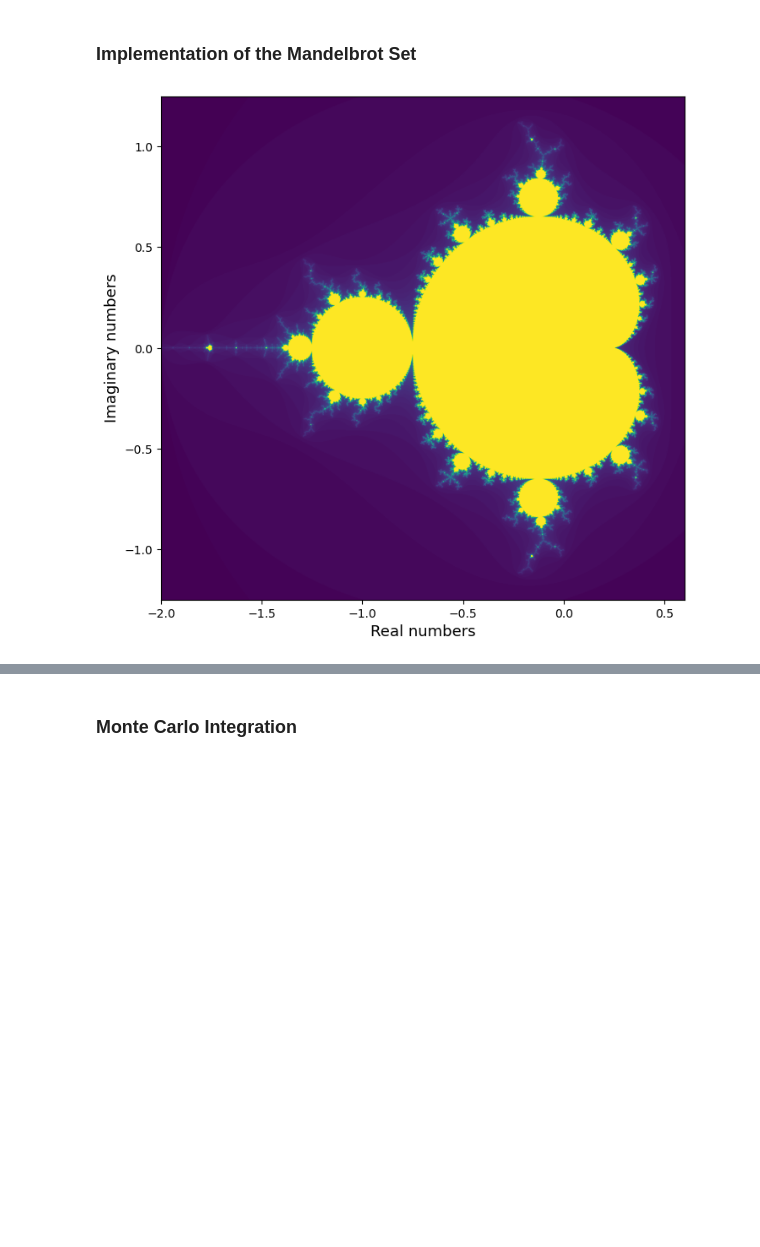
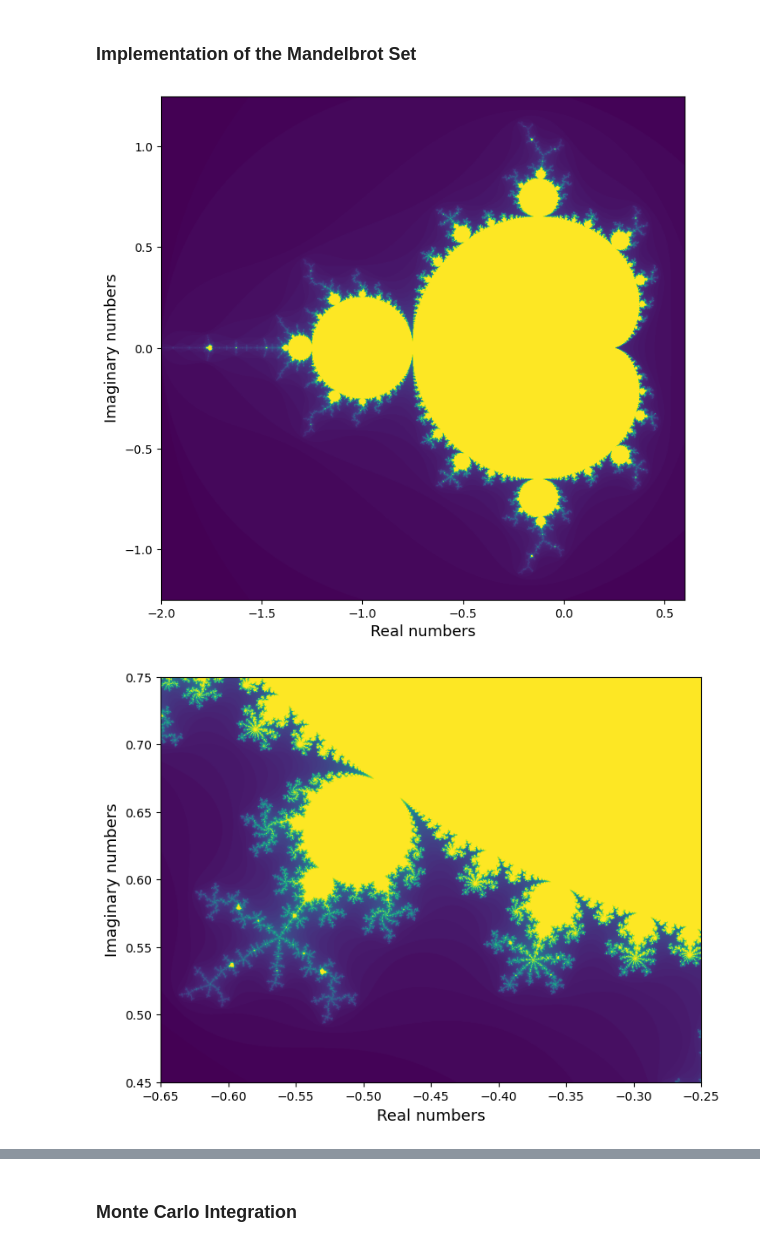
Before and after one commit to NaniHazbolatow/5284STSI6Y, a Jupyter notebook: Assignment 1/Assignment1.ipynb, the cells around one changed output, grey strips where cells are left out. Saved outputs shown, nothing was run; the diff lists cells and outputs as text; code cells hidden in the pictures; blank space fills up the shorter version.

```diff
--- a/Assignment 1/Assignment1.ipynb
+++ b/Assignment 1/Assignment1.ipynb
@@ -25,10 +55,22 @@ def magnitude_complex(z):
 	return np.sqrt(z.real**2 + z.imag**2)
 # %%
 def mandelbrot_plot(resolution, max_length_set, re_min, re_max, im_min, im_max):
-	# suggestie is om re_min, re_max, im_min en im_max optional arguments te geven. Aangezien we steeds dezelfde range gebruiken.
+	"""For a given resolution and range of real and imaginary numbers, a matrix is generated based on the number of iterations it takes to diverge (or not).
+
+	Args:
+		resolution (int): number of points in the real and imaginary range
+		max_length_set (int): maximum number of iterations per starting point
+		re_min (float): start of real range
+		re_max (float): end or real range
+		im_min (float): start of imaginary range
+		im_max (float): end of imaginary range
+
+	Returns:
+		ndarray: matrix to visualise the mandelbrot set
+	"""
 	real_range = np.linspace(re_min, re_max, resolution)
 	imaginary_range = np.linspace(im_min, im_max, resolution)
-	mat = np.full((resolution, resolution), max_length_set) # creates a matrix which will represent the mandalbrot plot
+	mat = np.full((resolution, resolution), max_length_set)
 
 	# creates a contour plot in a horizontal direction.
 	for i, im in enumerate(imaginary_range):
@@ -36,7 +78,7 @@ def mandelbrot_plot(resolution, max_length_set, re_min, re_max, im_min, im_max):
 			c = complex(re, im)
 			z = complex(0, 0)
 
-	# checks after how many iteration the complex number diverges. if k=max_lengths_set, then no divergence.
+			# checks after how many iteration the complex number diverges. if k=max_lengths_set, then no divergence.
 			for k in range(max_length_set):
 				z = mandelbrot(z, c)
 				if magnitude_complex(z) > 2:
@@ -45,12 +87,30 @@ def mandelbrot_plot(resolution, max_length_set, re_min, re_max, im_min, im_max):
 
 	return mat
 # %%
-mandelplot = mandelbrot_plot(resolution=2000, max_length_set=100, re_min=-2, re_max=0.6, im_min=-1.25, im_max=1.25)
+mandelplot = mandelbrot_plot(resolution=1000, max_length_set=100, re_min=-2, re_max=0.6, im_min=-1.25, im_max=1.25)
+mandelplot_zoom = mandelbrot_plot(resolution=1000, max_length_set=100, re_min=-0.65, re_max=-0.25, im_min=0.45, im_max=0.75)
+mandelplot_zoom2 = mandelbrot_plot(resolution=1000, max_length_set=100, re_min=-0.48, re_max=-0.45, im_min=0.59, im_max=0.62)
 # %%
+# Original
 plt.figure(figsize=(8, 8))
 plt.imshow(mandelplot, extent=[-2, 0.6, -1.25, 1.25])
 plt.xlabel('Real numbers', fontsize=13)
 plt.ylabel('Imaginary numbers', fontsize=13)
 plt.show()
+
+# Zoomed
+plt.figure(figsize=(8, 8))
+plt.imshow(mandelplot_zoom, extent=[-0.65, -0.25, 0.45, 0.75])
+plt.xlabel('Real numbers', fontsize=13)
+plt.ylabel('Imaginary numbers', fontsize=13)
+plt.show()
+
+# Even more zoom
+plt.figure(figsize=(8, 8))
+plt.imshow(mandelplot_zoom2, extent=[-0.48, -0.45, 0.59, 0.62])
+plt.xlabel('Real numbers', fontsize=13)
+plt.ylabel('Imaginary numbers', fontsize=13)
+plt.show()
 # %% [output]
 [figure]
+[figure, added]
```
Also changed, not shown: parts of 4 cells of this notebook.
